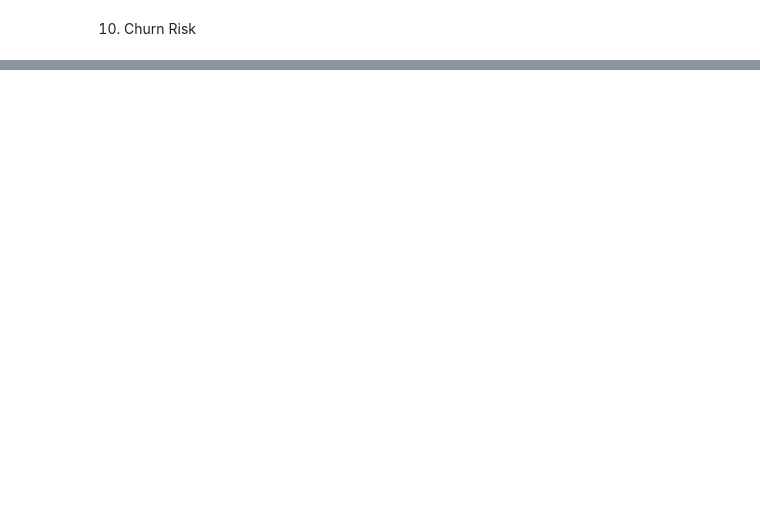
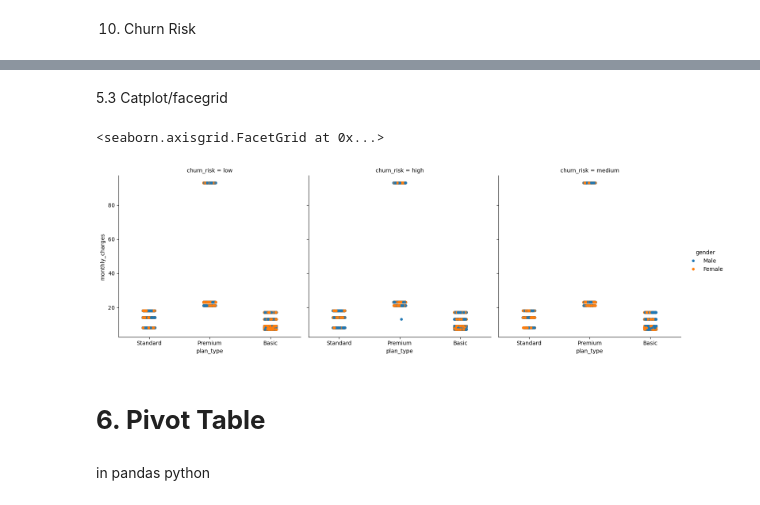
Before and after one commit to shikhar11x/Churn_Analysis, a Jupyter notebook: churn_analysis.ipynb, the cells around one changed output, grey strips where cells are left out. Cells and saved outputs as stored; diff of their text form; code cells hidden in the pictures; blank space fills up the shorter version.

```diff
--- a/churn_analysis.ipynb
+++ b/churn_analysis.ipynb
@@ -473,0 +658,16 @@ Correlation between escalations and churn =  0.77
+# %% [markdown]
+5.3 Catplot/facegrid
+# %%
+sns.catplot(data=df_visual,
+    x='plan_type',
+    y='monthly_charges',
+    hue='gender',
+    col='churn_risk'
+)
+# %% [output]
+<seaborn.axisgrid.FacetGrid at 0x...>
+[figure, added]
+# %% [markdown]
+# **6. Pivot Table**
+# %% [markdown]
+in pandas python
```
Also changed, not shown: parts of 58 cells of this notebook.
